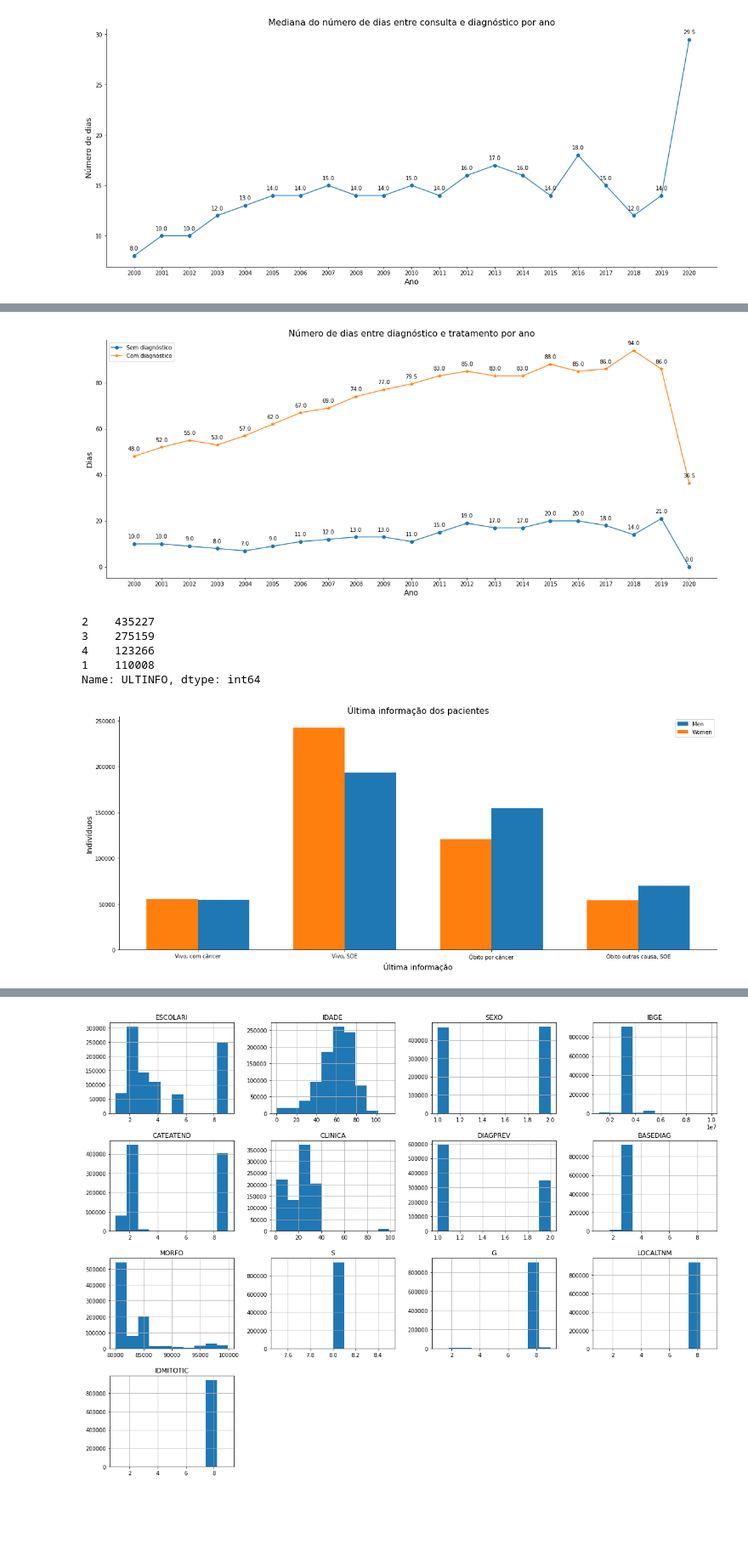
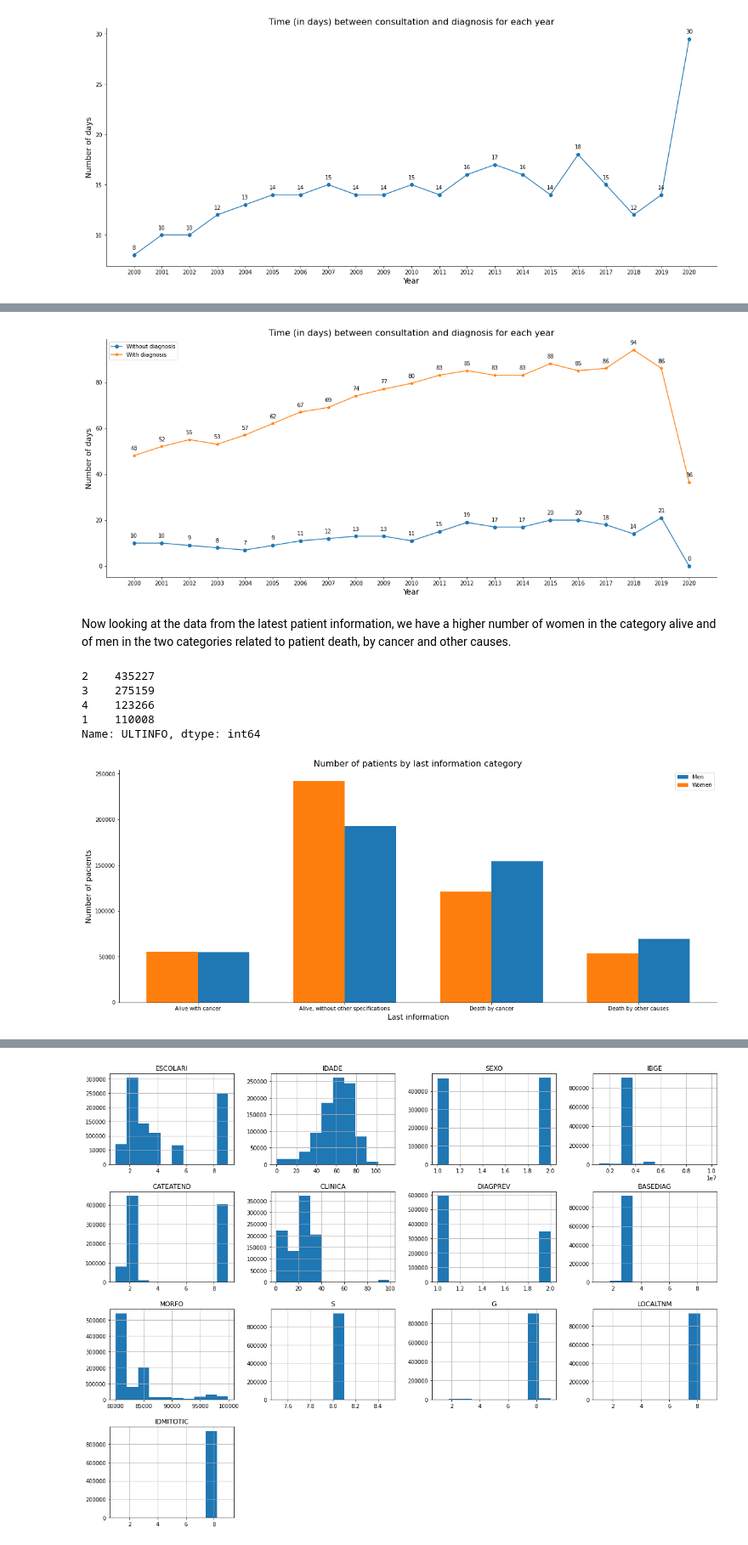
Before and after one commit to DCD-NSEE/cancer_project, a Jupyter notebook: docs/Cancer Data Analysis.ipynb, the cells around one changed output, grey strips where cells are left out. Shown at 85% size. Drawn from its saved outputs; the diff is of its cells as text; code cells hidden in the pictures; blank space fills up the shorter version.

```diff
--- a/docs/Cancer Data Analysis.ipynb
+++ b/docs/Cancer Data Analysis.ipynb
@@ -134,8 +115,9 @@ plt.show()
 # %%
+# Using replace to change the string format for the age group column
 masc.FAIXAETAR = masc.FAIXAETAR.replace(['00-09', '10-19', '20-29', '30-39', '40-49', '50-59', '60-69'],
-                                        ['00 a 09', '10 a 19', '20 a 29', '30 a 39', '40 a 49', '50 a 59', '60 a 69'])
+                                        ['00 to 09', '10 to 19', '20 to 29', '30 to 39', '40 to 49', '50 to 59', '60 to 69'])
 fem.FAIXAETAR = fem.FAIXAETAR.replace(['00-09', '10-19', '20-29', '30-39', '40-49', '50-59', '60-69'],
-                                      ['00 a 09', '10 a 19', '20 a 29', '30 a 39', '40 a 49', '50 a 59', '60 a 69'])
+                                      ['00 to 09', '10 to 19', '20 to 29', '30 to 39', '40 to 49', '50 to 59', '60 to 69'])
 # %%
 mascx = np.sort(masc.FAIXAETAR.unique())
 mascy = masc.FAIXAETAR.value_counts().sort_index()
@@ -234,24 +227,24 @@ x2 = np.sort(df_diag2.ANODIAG.unique())
 y2 = df_diag2.groupby('ANODIAG')['DIAGTRAT'].median()
 # %%
 fig, ax = plt.subplots(figsize=(20, 8))
-ax1 = ax.plot(x1, y1, label='Sem diagnóstico', marker='o')
-ax2 = ax.plot(x2, y2, label='Com diagnóstico', marker='*')
-ax.set_xlabel('Ano', size=14)
+ax1 = ax.plot(x1, y1, label='Without diagnosis', marker='o')
+ax2 = ax.plot(x2, y2, label='With diagnosis', marker='*')
+ax.set_xlabel('Year', size=14)
 ax.set_xticks(x1)
-ax.set_ylabel('Dias', size=14)
-ax.set_title('Número de dias entre diagnóstico e tratamento por ano', size=16)
+ax.set_ylabel('Number of days', size=14)
+ax.set_title('Time (in days) between consultation and diagnosis for each year', size=16)
 ax.legend()
 for xi1, yi1, xi2, yi2 in zip(x1, y1, x2, y2):
-    label1 = "{:.1f}".format(yi1)
-    label2 = "{:.1f}".format(yi2)
+    label1 = '{:.0f}'.format(yi1)
+    label2 = '{:.0f}'.format(yi2)
     ax.annotate(label1, # this is the text
                 (xi1, yi1), # this is the point to label
-                textcoords="offset points", # how to position the text
+                textcoords='offset points', # how to position the text
                 xytext=(0,10), # distance from text to points (x,y)
                 ha='center') # horizontal alignment can be left, right or center
     ax.annotate(label2, # this is the text
                 (xi2, yi2), # this is the point to label
-                textcoords="offset points", # how to position the text
+                textcoords='offset points', # how to position the text
                 xytext=(0,10), # distance from text to points (x,y)
                 ha='center') # horizontal alignment can be left, right or center
 ax.spines['top'].set_visible(False)
@@ -259,17 +252,19 @@ ax.spines['right'].set_visible(False)
 
 plt.show()
 # %% [output]
-[figure, old version]
+[figure, new version]
-# %%
-# 1 – VIVO, COM CÂNCER; 2 – VIVO, SOE; 3 – OBITO POR CANCER; 4 – OBITO POR OUTRAS CAUSAS, SOE
-#### Possível label
-data['ULTINFO'].value_counts()
-# %% [output]
-2    435227
-3    275159
-4    123266
-1    110008
-Name: ULTINFO, dtype: int64
+# %% [markdown]
+Now looking at the data from the latest patient information, we have a higher number of women in the category alive and of men in the two categories related to patient death, by cancer and other causes.
+# %%
+# 1 – Alive with cancer; 2 – Alive, without other specifications;
+# 3 – Death by cancer; 4 – Death by other causes, without other specifications
+data['ULTINFO'].value_counts()
+# %% [output]
+2    435227
+3    275159
+4    123266
+1    110008
+Name: ULTINFO, dtype: int64
 # %%
 mascx = np.sort(masc.ULTINFO.unique())
 mascy = masc.ULTINFO.value_counts().sort_index()
@@ -277,23 +272,23 @@ mascy = masc.ULTINFO.value_counts().sort_index()
 femx = np.sort(fem.ULTINFO.unique())
 femy = fem.ULTINFO.value_counts().sort_index()
 
-x_ticks = ["Vivo, com câncer", "Vivo, SOE", "Óbito por câncer", "Óbito outras causa, SOE"]
+x_ticks = ["Alive with cancer", "Alive, without other specifications", "Death by cancer", "Death by other causes"]
 # %%
 x = np.arange(len(x_ticks))
 fig, ax = plt.subplots(figsize=(20, 8))
 width = 0.35
 ax1 = ax.bar(x + width/2, mascy, width, label='Men')
 ax2 = ax.bar(x - width/2, femy, width, label='Women')
-ax.set_xlabel('Última informação', size=14)
-ax.set_ylabel('Indivíduos', size=14)
-ax.set_title('Última informação dos pacientes', size=16)
+ax.set_xlabel('Last information', size=14)
+ax.set_ylabel('Number of pacients', size=14)
+ax.set_title('Number of patients by last information category', size=16)
 
 ax.legend()
 ax.set_xticks(x)
 ax.set_xticklabels(list(x_ticks))
 ax.spines['top'].set_visible(False)
 ax.spines['right'].set_visible(False)
 
 plt.show()
 # %% [output]
-[figure, old version]
+[figure, new version]
```
Also changed, not shown: parts of 174 cells of this notebook, 44 other files.
